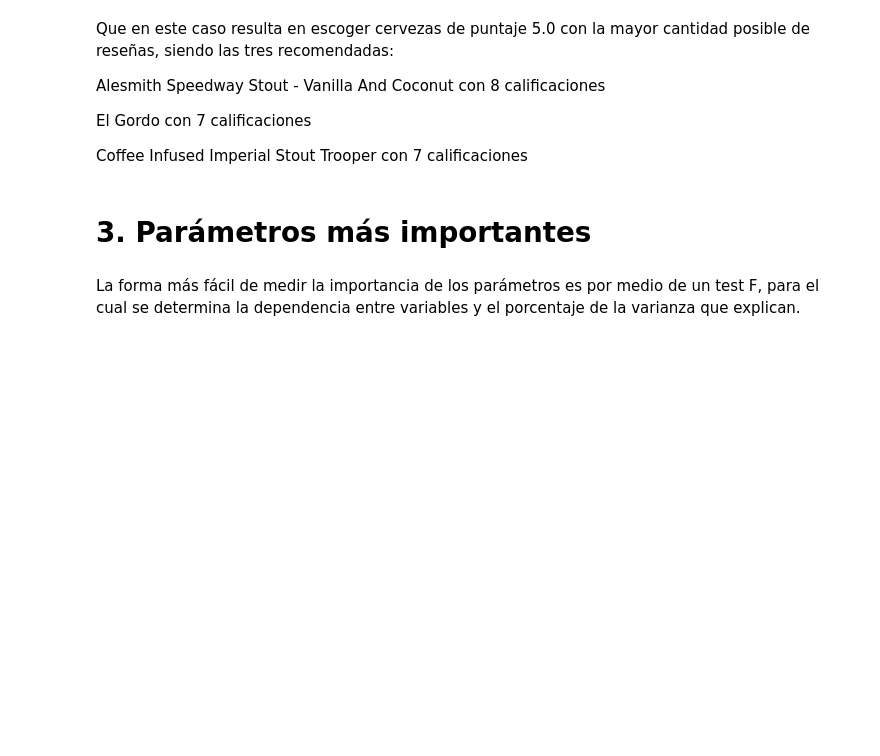
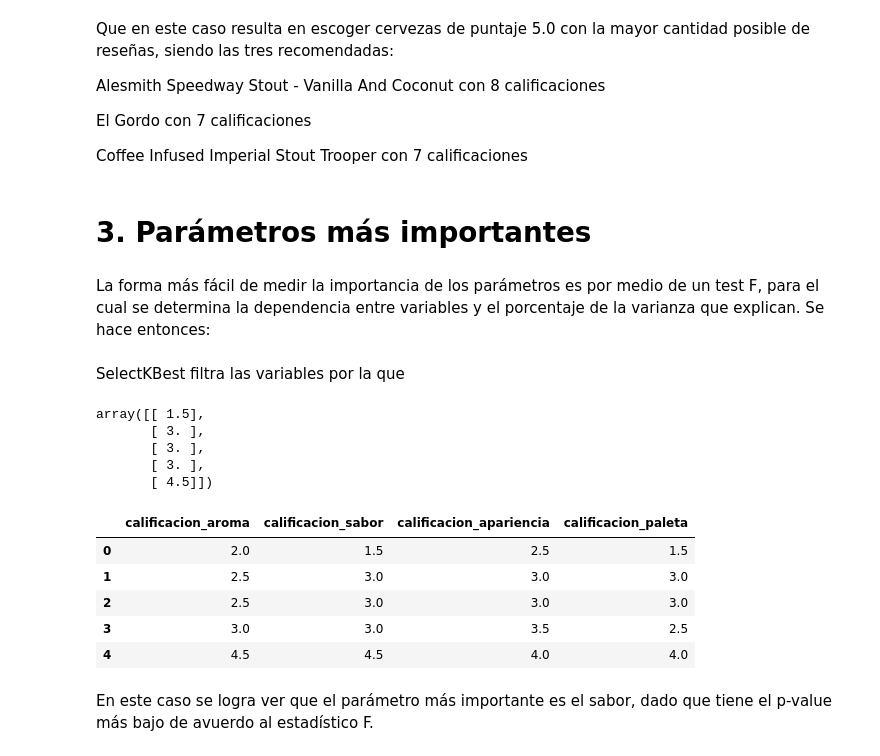
Before and after one commit to juanclopezr/Beer_reviews, a Jupyter notebook: Beer_reviews.ipynb, the cells around one changed output. Drawn from its saved outputs; the diff is of its cells as text; code cells hidden in the pictures; blank space fills up the shorter version.

Commit message:
Se halla el parámetro más importante con un test F

```diff
--- a/Beer_reviews.ipynb
+++ b/Beer_reviews.ipynb
@@ -318,4 +318,9 @@ Coffee Infused Imperial Stout Trooper con 7 calificaciones
 # %% [markdown]
 # 3. Parámetros más importantes
 # %% [markdown]
-La forma más fácil de medir la importancia de los parámetros es por medio de un test F, para el cual se determina la dependencia entre variables y el porcentaje de la varianza que explican.
+La forma más fácil de medir la importancia de los parámetros es por medio de un test F, para el cual se determina la dependencia entre variables y el porcentaje de la varianza que explican. Se hace entonces:
+# %%
+X = data[['calificacion_aroma', 'calificacion_sabor', 'calificacion_apariencia', 'calificacion_paleta']]
+y = data['calificacion_total']
+# %% [markdown]
+SelectKBest filtra las variables por la que
@@ -321,0 +331,19 @@ La forma más fácil de medir la importancia de los parámetros es por medio de
+# %%
+best[:5]
+# %% [output]
+array([[ 1.5],
+       [ 3. ],
+       [ 3. ],
+       [ 3. ],
+       [ 4.5]])
+# %%
+X.head()
+# %% [output]
+|  | calificacion_aroma | calificacion_sabor | calificacion_apariencia | calificacion_paleta |
+| 0 | 2.0 | 1.5 | 2.5 | 1.5 |
+| 1 | 2.5 | 3.0 | 3.0 | 3.0 |
+| 2 | 2.5 | 3.0 | 3.0 | 3.0 |
+| 3 | 3.0 | 3.0 | 3.5 | 2.5 |
+| 4 | 4.5 | 4.5 | 4.0 | 4.0 |
+# %% [markdown]
+En este caso se logra ver que el parámetro más importante es el sabor, dado que tiene el p-value más bajo de avuerdo al estadístico F.
```
Also changed, not shown: parts of 1 cell of this notebook.
